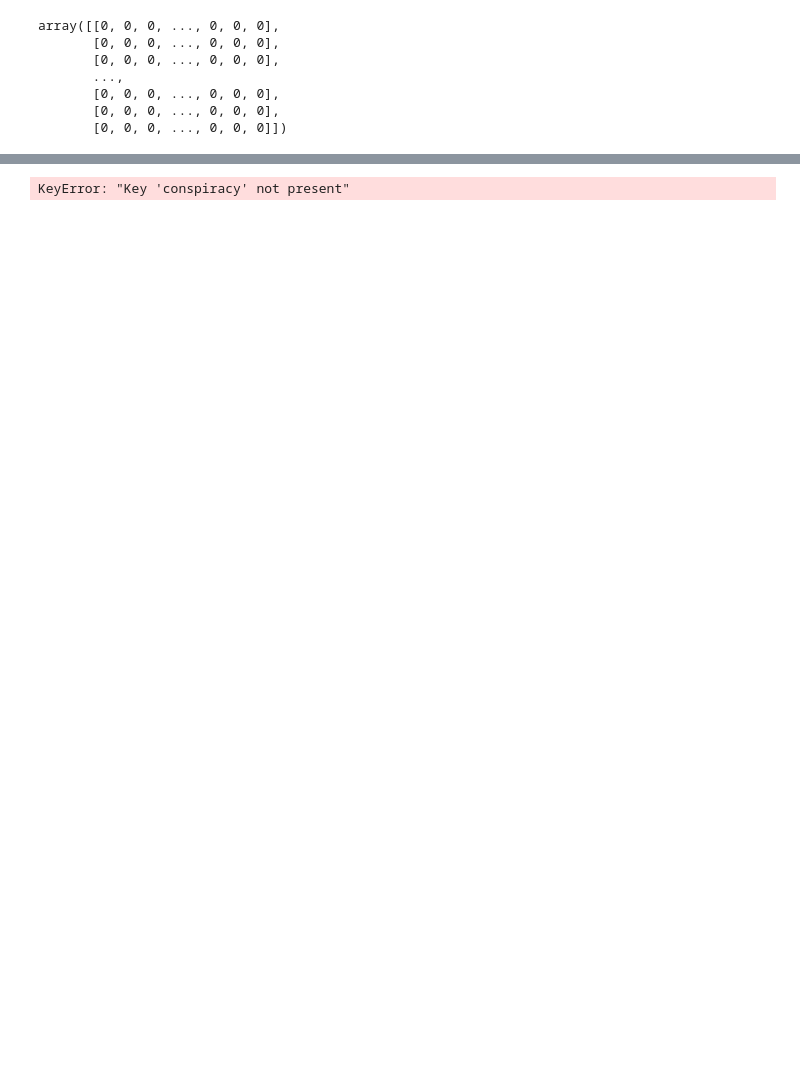
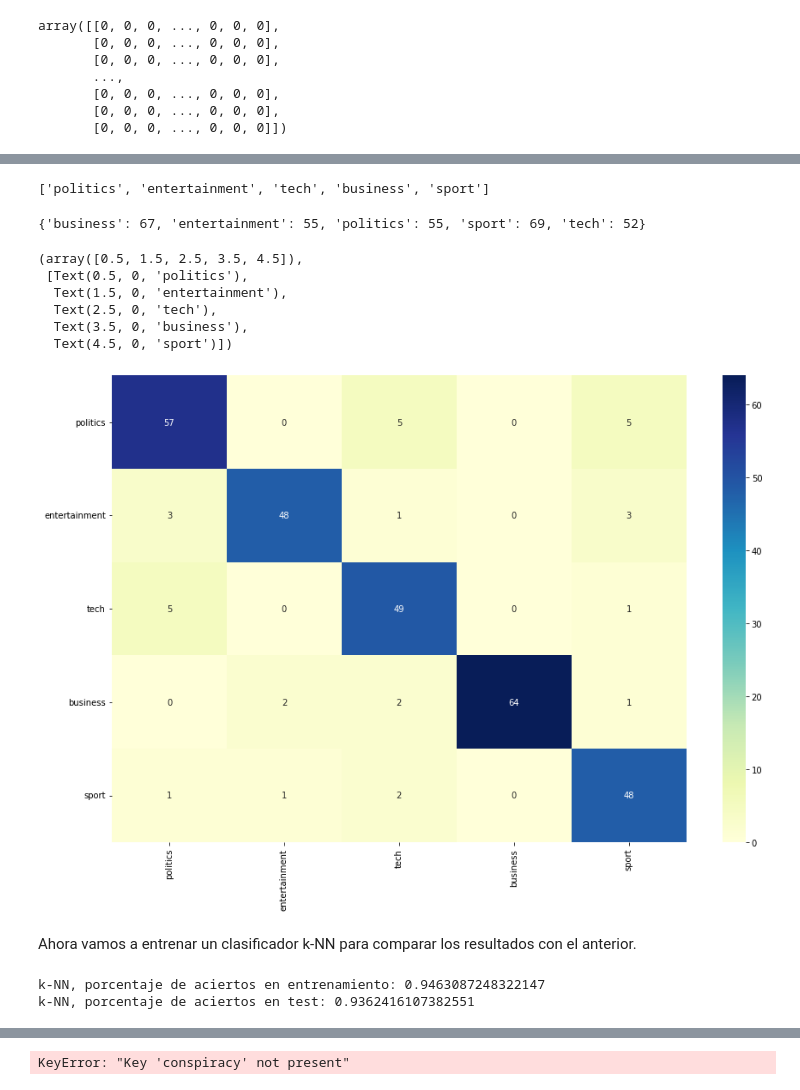
Before and after one commit to mario-sanz/IA2-Practicas, a Jupyter notebook: Lab2/P2.1-Clasif_de_texto.ipynb, the cells around one changed output, grey strips where cells are left out. Saved outputs shown, nothing was run; the diff lists cells and outputs as text; code cells hidden in the pictures; blank space fills up the shorter version.

```diff
--- a/Lab2/P2.1-Clasif_de_texto.ipynb
+++ b/Lab2/P2.1-Clasif_de_texto.ipynb
@@ -397,0 +400,2 @@ print(tokens[0:10])
+# %%
+train_we = vectorizer.fit_transform(train_news_list)
@@ -447,0 +475,12 @@ model = KeyedVectors.load('vectors.kv')
+# %%
+from sklearn.naive_bayes import GaussianNB
+
+gnb_classifier = GaussianNB()
+
+gnb_classifier.fit(train_preprocessed_we.toarray(), y_train)
+
+gnb_train_predictions = gnb_classifier.predict(train_preprocessed_we.toarray())
+gnb_test_predictions = gnb_classifier.predict(test_preprocessed_we.toarray())
+
+print("Gaussian Naive Bayes, porcentaje de aciertos en entrenamiento:", np.mean(gnb_train_predictions == y_train))
+print("Gaussian Naive Bayes, porcentaje de aciertos en test:", np.mean(gnb_test_predictions == y_test))
@@ -447,0 +490,7 @@ model = KeyedVectors.load('vectors.kv')
+# %%
+from sklearn.metrics import classification_report, confusion_matrix
+
+classifier = gnb_classifier
+predictions = gnb_test_predictions
+
+print(classification_report(y_test, predictions))
@@ -447,0 +509,51 @@ model = KeyedVectors.load('vectors.kv')
+# %%
+# Para poder poner los nombres de las categorías en la matriz de confusión, necesitamos una lista
+# con valores únicos de las categorías. Para ello, pasamos de nuestro array a un set y del set a una lista
+
+my_set = set(y_test)
+categories = list(my_set)
+print(categories)
+# %% [output]
+['politics', 'entertainment', 'tech', 'business', 'sport']
+# %%
+unique, counts = np.unique(y_test, return_counts=True)
+dict(zip(unique, counts))
+# %% [output]
+{'business': 67, 'entertainment': 55, 'politics': 55, 'sport': 69, 'tech': 52}
+# %%
+%matplotlib inline
+import pandas as pd
+import seaborn as sn
+import matplotlib.pyplot as plt
+
+conf_matrix = confusion_matrix(y_test, predictions)
+conf_matrix_df = pd.DataFrame(conf_matrix, index=categories, columns=categories)
+
+plt.figure(figsize=(15, 10))
+sn.heatmap(conf_matrix_df, annot=True, vmin=0, vmax=conf_matrix.max(), fmt='d', cmap="YlGnBu")
+plt.yticks(rotation=0)
+plt.xticks(rotation=90)
+# %% [output]
+(array([0.5, 1.5, 2.5, 3.5, 4.5]),
+ [Text(0.5, 0, 'politics'),
+  Text(1.5, 0, 'entertainment'),
+  Text(2.5, 0, 'tech'),
+  Text(3.5, 0, 'business'),
+  Text(4.5, 0, 'sport')])
+[figure, added]
+# %% [markdown]
+Ahora vamos a entrenar un clasificador k-NN para comparar los resultados con el anterior.
+# %%
+from sklearn import neighbors
+
+knn_classifier = neighbors.KNeighborsClassifier()
+knn_classifier.fit(train_preprocessed_we, y_train)
+
+knn_train_predictions = knn_classifier.predict(train_preprocessed_we)
+knn_test_predictions = knn_classifier.predict(test_preprocessed_we)
+
+print("k-NN, porcentaje de aciertos en entrenamiento:", np.mean(knn_train_predictions == y_train))
+print("k-NN, porcentaje de aciertos en test:", np.mean(knn_test_predictions == y_test))
+# %% [output]
+k-NN, porcentaje de aciertos en entrenamiento: 0.9463087248322147
+k-NN, porcentaje de aciertos en test: 0.9362416107382551
```
Also changed, not shown: parts of 23 cells of this notebook.
